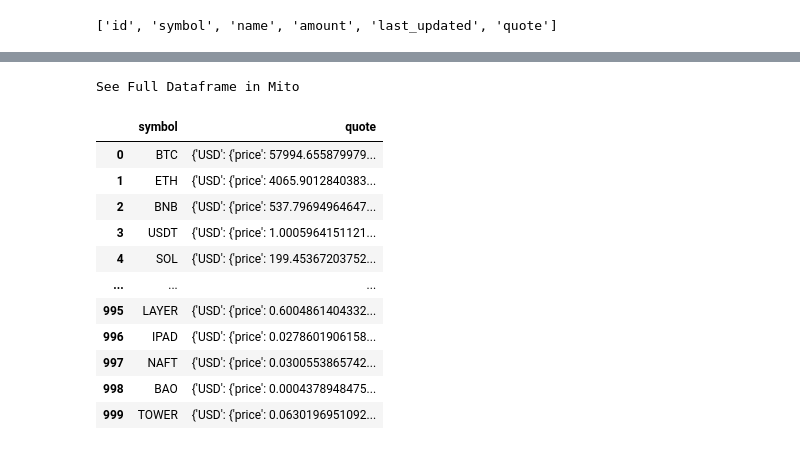
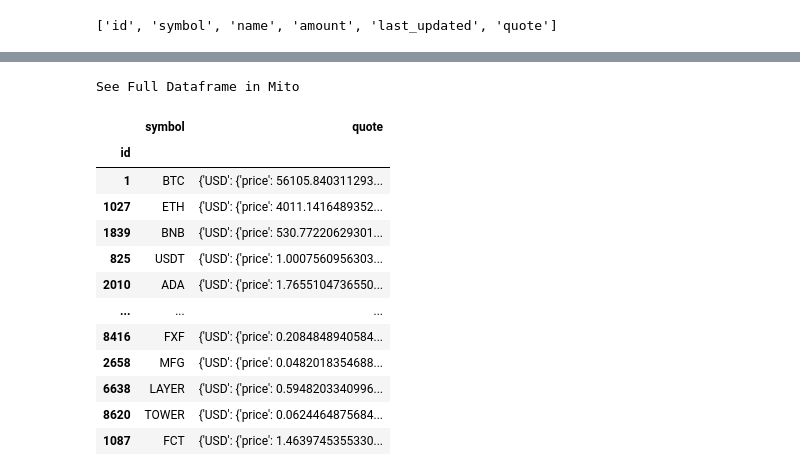
Before and after one commit to webclinic017/The_Crypto_Caller, a Jupyter notebook: workflow/billy_workflow/coinmarketcap_api.ipynb, the cells around one changed output, grey strips where cells are left out. Drawn from its saved outputs; the diff is of its cells as text; code cells hidden in the pictures.

```diff
--- a/workflow/billy_workflow/coinmarketcap_api.ipynb
+++ b/workflow/billy_workflow/coinmarketcap_api.ipynb
@@ -21,25 +21,28 @@ headers = {
 session = Session()
 session.headers.update(headers)
 
-# try:
-#   response = session.get(listing_url, params=parameters)
-#   data = json.loads(response.text)
-#   print(json.dumps(data, indent=4))
-# except (ConnectionError, Timeout, TooManyRedirects) as e:
-#   print(e)
-
-# try:
-#   response = session.get(quote_url, params=parameters)
-#   data = json.loads(response.text)
-#   print(json.dumps(data, indent=4))
-# except (ConnectionError, Timeout, TooManyRedirects) as e:
-#   print(e)
-
 response = session.get(listing_url, params=parameters)
 
 data = json.loads(response.text)
-crypto = []
-for row in data["data"]:
-    crypto.append(pd.Series(row))
-crypto
+print(json.dumps(data, indent=4))
+# crypto = []
+# for row in data["data"]:
+#     crypto.append(pd.Series(row))
+# crypto = pd.DataFrame(
+#     data=crypto,
+#     columns = ["id", "name", "symbol", "quote"]
+# )
+
+#crypto_df['quote'][1]['USD']['price']
+
+# crypto
+# crypto = data['data'][2]['quote']['USD']['price']
+# crypto
+
+# for index, row in crypto.iterrows():
+#   id = crypto.loc[0]
+#   crypto_price = data['data'][f'{id}']['quote']['USD']['price'].astype(int)
+#   crypto.loc[index, "price"] = crypto_price
+
+# crypto
 # %% [output]
@@ -119,23 +155,24 @@ See Full Dataframe in Mito
 # %%
 crypto_df = pd.DataFrame(
     crypto,
-    columns=['symbol','quote']
-)
+    columns=['symbol','quote', 'id']
+).set_index(['id'])
 crypto_df
 # %% [output]
 See Full Dataframe in Mito
 |  | symbol | quote |
-| 0 | BTC | {'USD': {'price': 57994.655879979... |
-| 1 | ETH | {'USD': {'price': 4065.9012840383... |
-| 2 | BNB | {'USD': {'price': 537.79694964647... |
-| 3 | USDT | {'USD': {'price': 1.0005964151121... |
-| 4 | SOL | {'USD': {'price': 199.45367203752... |
+| id |  |  |
+| 1 | BTC | {'USD': {'price': 56105.840311293... |
+| 1027 | ETH | {'USD': {'price': 4011.1416489352... |
+| 1839 | BNB | {'USD': {'price': 530.77220629301... |
+| 825 | USDT | {'USD': {'price': 1.0007560956303... |
+| 2010 | ADA | {'USD': {'price': 1.7655104736550... |
 | ... | ... | ... |
-| 995 | LAYER | {'USD': {'price': 0.6004861404332... |
-| 996 | IPAD | {'USD': {'price': 0.0278601906158... |
-| 997 | NAFT | {'USD': {'price': 0.0300553865742... |
-| 998 | BAO | {'USD': {'price': 0.0004378948475... |
-| 999 | TOWER | {'USD': {'price': 0.0630196951092... |
+| 8416 | FXF | {'USD': {'price': 0.2084848940584... |
+| 2658 | MFG | {'USD': {'price': 0.0482018354688... |
+| 6638 | LAYER | {'USD': {'price': 0.5948203340996... |
+| 8620 | TOWER | {'USD': {'price': 0.0624464875684... |
+| 1087 | FCT | {'USD': {'price': 1.4639745355330... |
 # %%
 quote_df = crypto_df['quote']
 quote_list = quote_df.tolist()
```
Also changed, not shown: parts of 10 cells of this notebook, 1 other file.
